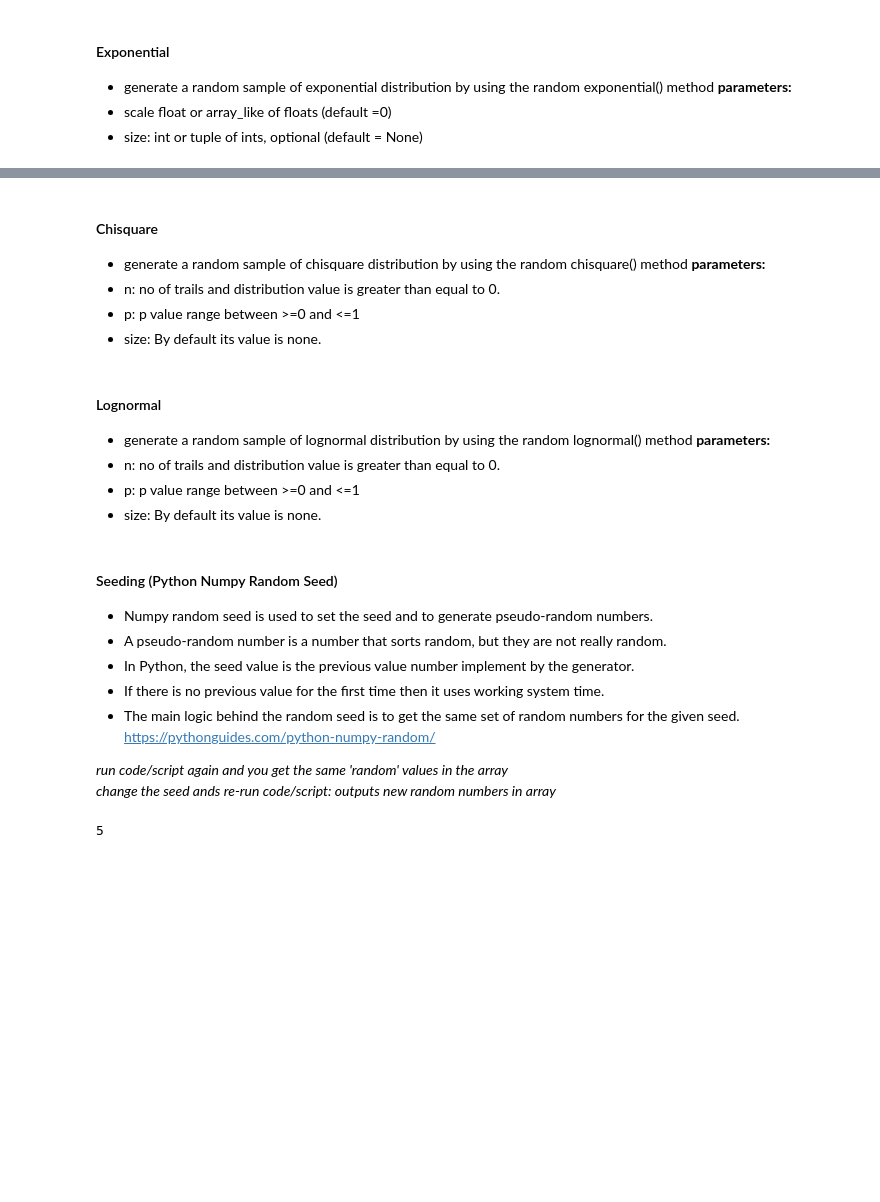
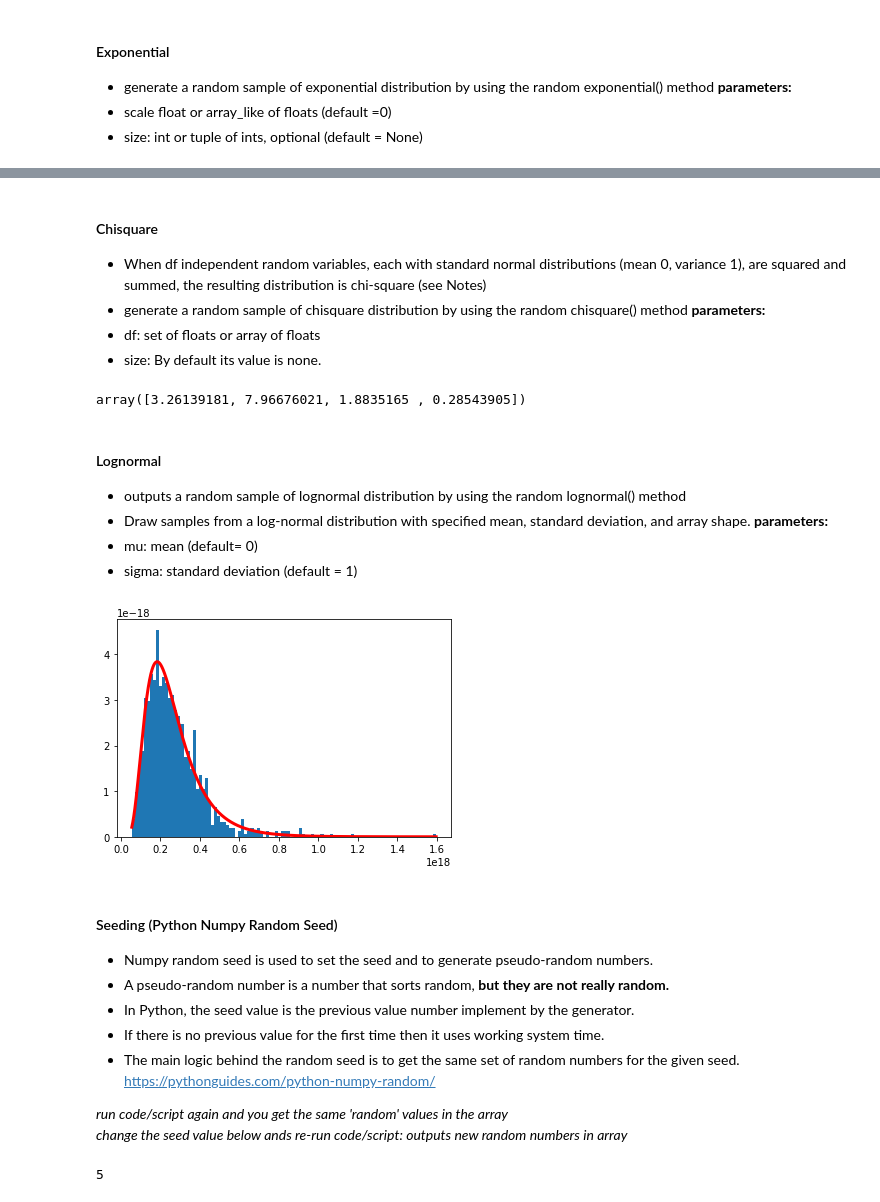
Before and after one commit to doodymack/Numpy_Random_Assessment, a Jupyter notebook: Numpy_Random.ipynb, the cells around one changed output, grey strips where cells are left out. Drawn from its saved outputs; the diff is of its cells as text; code cells hidden in the pictures; blank space fills up the shorter version.

```diff
--- a/Numpy_Random.ipynb
+++ b/Numpy_Random.ipynb
@@ -934,30 +945,50 @@ plt.show()
 # %% [markdown]
 #### Chisquare
+- When df independent random variables, each with standard normal distributions (mean 0, variance 1), are squared and summed, the resulting distribution is chi-square (see Notes)
 - generate a random sample of chisquare distribution by using the random chisquare() method
 **parameters:**
-- n: no of trails and distribution value is greater than equal to 0.
-- p: p value range between >=0 and <=1
+- df: set of floats or array of floats
 - size: By default its value is none.
+# %%
+np.random.chisquare(2,4)
+# %% [output]
+array([3.26139181, 7.96676021, 1.8835165 , 0.28543905])
 # %% [markdown]
 #### Lognormal
-- generate a random sample of lognormal distribution by using the random lognormal() method
+- outputs a random sample of lognormal distribution by using the random lognormal() method
+- Draw samples from a log-normal distribution with specified mean, standard deviation, and array shape.
 **parameters:**
-- n: no of trails and distribution value is greater than equal to 0.
-- p: p value range between >=0 and <=1
-- size: By default its value is none.
+- mu: mean  (default= 0)
+- sigma: standard deviation  (default = 1)
+# %%
+mu, sigma = 40., 0.5
+rand_logn = np.random.lognormal(mu, sigma, 1000)
+#display distribution as a histogram
+count, bins, ignored = plt.hist(rand_logn, 100, density=True, align='mid')
+#display as overlay the lognormal calculated distribution
+x = np.linspace(the lognormal calculated distributionmin(bins), max(bins), 10000)
+# the lognormal calculated distribution
+pdf = (np.exp(-(np.log(x) - mu)**2 / (2 * sigma**2))
+       / (x * sigma * np.sqrt(2 * np.pi)))
+# plot the values & calculated distribution
+plt.plot(x, pdf, linewidth=3, color='r')
+plt.axis('tight')
+plt.show()
+# %% [output]
+[figure, added]
 # %% [markdown]
 #### Seeding (Python Numpy Random Seed)
 
 
 - Numpy random seed is used to set the seed and to generate pseudo-random numbers.
-- A pseudo-random number is a number that sorts random, but they are not really random.
+- A pseudo-random number is a number that sorts random, **but they are not really random.**
 - In Python, the seed value is the previous value number implement by the generator.
 - If there is no previous value for the first time then it uses working system time.
 - The main logic behind the random seed is to get the same set of random numbers for the given seed. <br>
 https://pythonguides.com/python-numpy-random/
 
 *run code/script again and you get the same 'random' values in the array* <br>
-*change the seed ands re-run code/script: outputs new random numbers in array*
+*change the seed value below ands re-run code/script: outputs new random numbers in array*
 # %%
 np.random.seed(5)
 new_val = np.random.randint(2,6)
```
Also changed, not shown: parts of 48 cells of this notebook.
